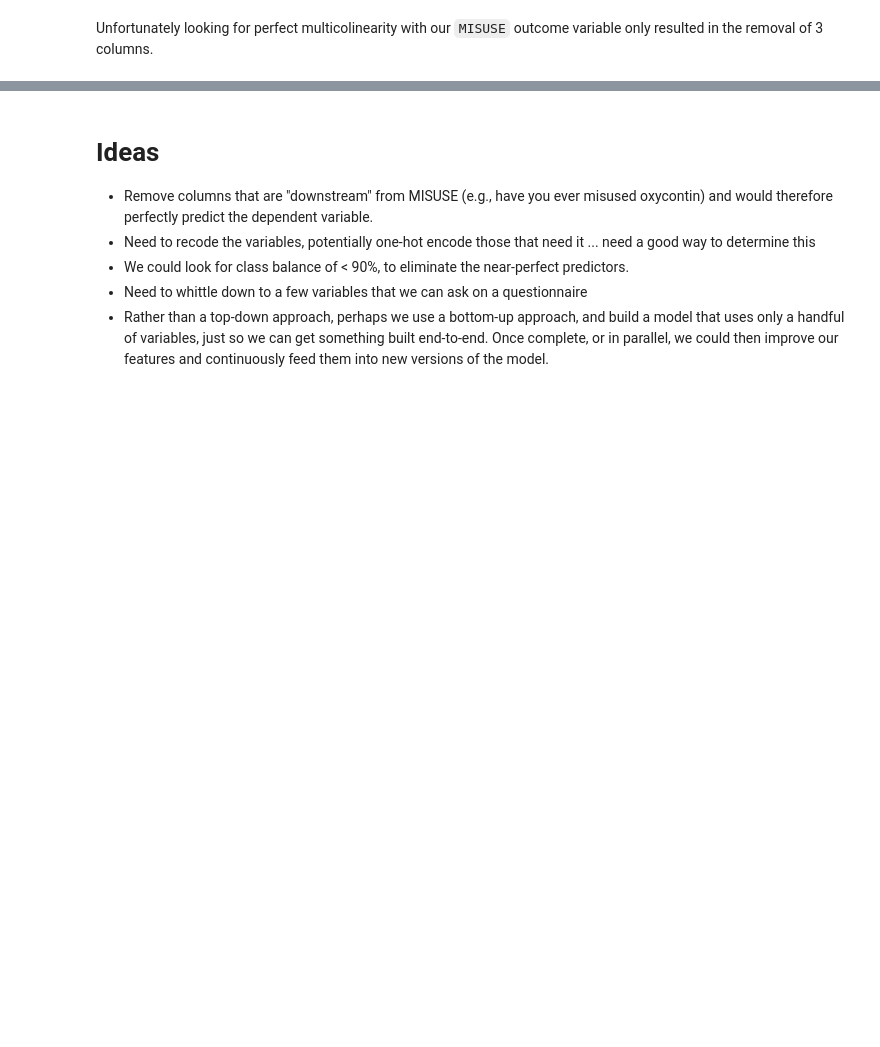
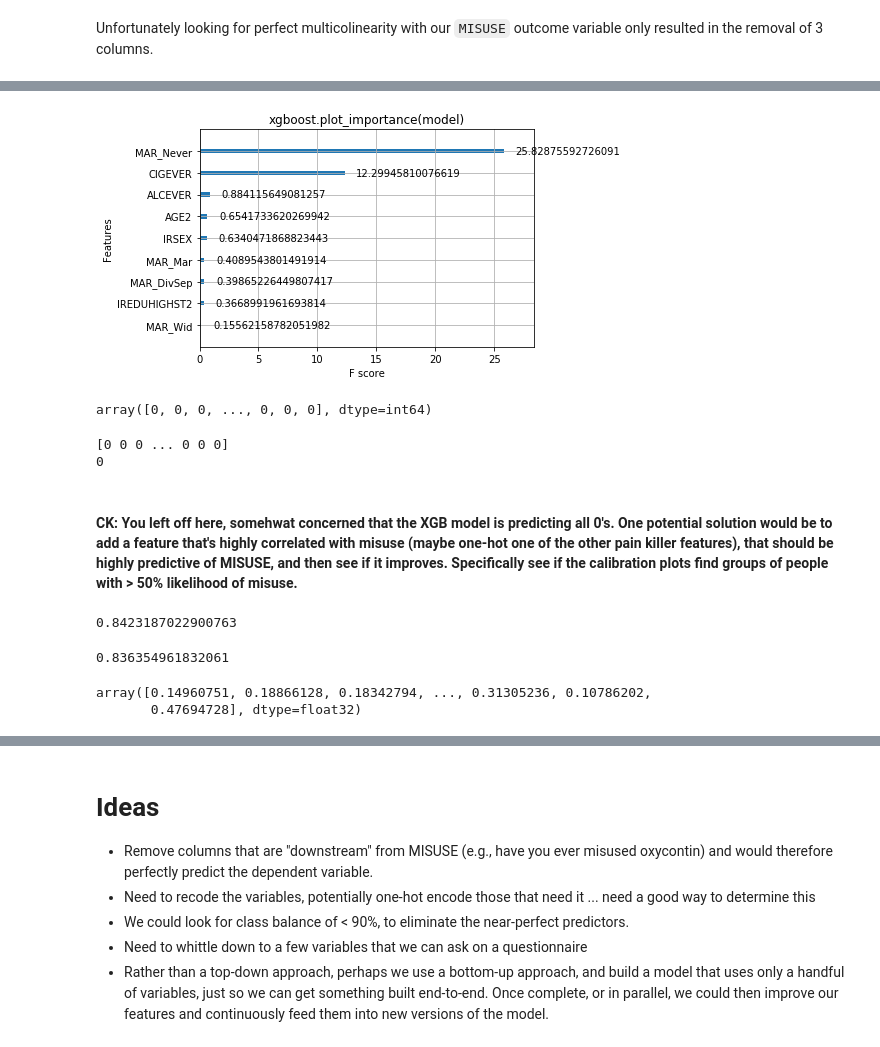
Before and after one commit to sharadv99/capstone-OpioidAddictionRisk, a Jupyter notebook: Opioid_Project_Exploration.ipynb, the cells around one changed output, grey strips where cells are left out. Cells and saved outputs as stored; diff of their text form; code cells hidden in the pictures; blank space fills up the shorter version.

```diff
--- a/Opioid_Project_Exploration.ipynb
+++ b/Opioid_Project_Exploration.ipynb
@@ -291,0 +714,36 @@ Unfortunately looking for perfect multicolinearity with our `MISUSE` outcome var
+# %%
+xgboost.plot_importance(modelXGB, importance_type="gain")
+plt.title("xgboost.plot_importance(model)")
+plt.show()
+# %% [output]
+[figure, added]
+# %%
+preds = modelLR.predict(valX)
+preds
+# %% [output]
+array([0, 0, 0, ..., 0, 0, 0], dtype=int64)
+# %%
+predsXGB = modelXGB.predict(testX)
+print(preds)
+print(sum(preds))
+# %% [output]
+[0 0 0 ... 0 0 0]
+0
+# %% [markdown]
+#### CK: You left off here, somehwat concerned that the XGB model is predicting all 0's. One potential solution would be to add a feature that's highly correlated with misuse (maybe one-hot one of the other pain killer features), that should be highly predictive of MISUSE, and then see if it improves. Specifically see if the calibration plots find groups of people with > 50% likelihood of misuse.
+# %%
+#Score LR
+modelLR.score(valX, valY)
+# %% [output]
+0.8423187022900763
+# %%
+#Score XGB
+modelXGB.score(valX, valY)
+# %% [output]
+0.836354961832061
+# %%
+predProbs = modelXGB.predict_proba(valX)[:,1]  #The [:,1] gives us just the probs, not the array
+predProbs
+# %% [output]
+array([0.14960751, 0.18866128, 0.18342794, ..., 0.31305236, 0.10786202,
+       0.47694728], dtype=float32)
```
Also changed, not shown: parts of 59 cells of this notebook.
